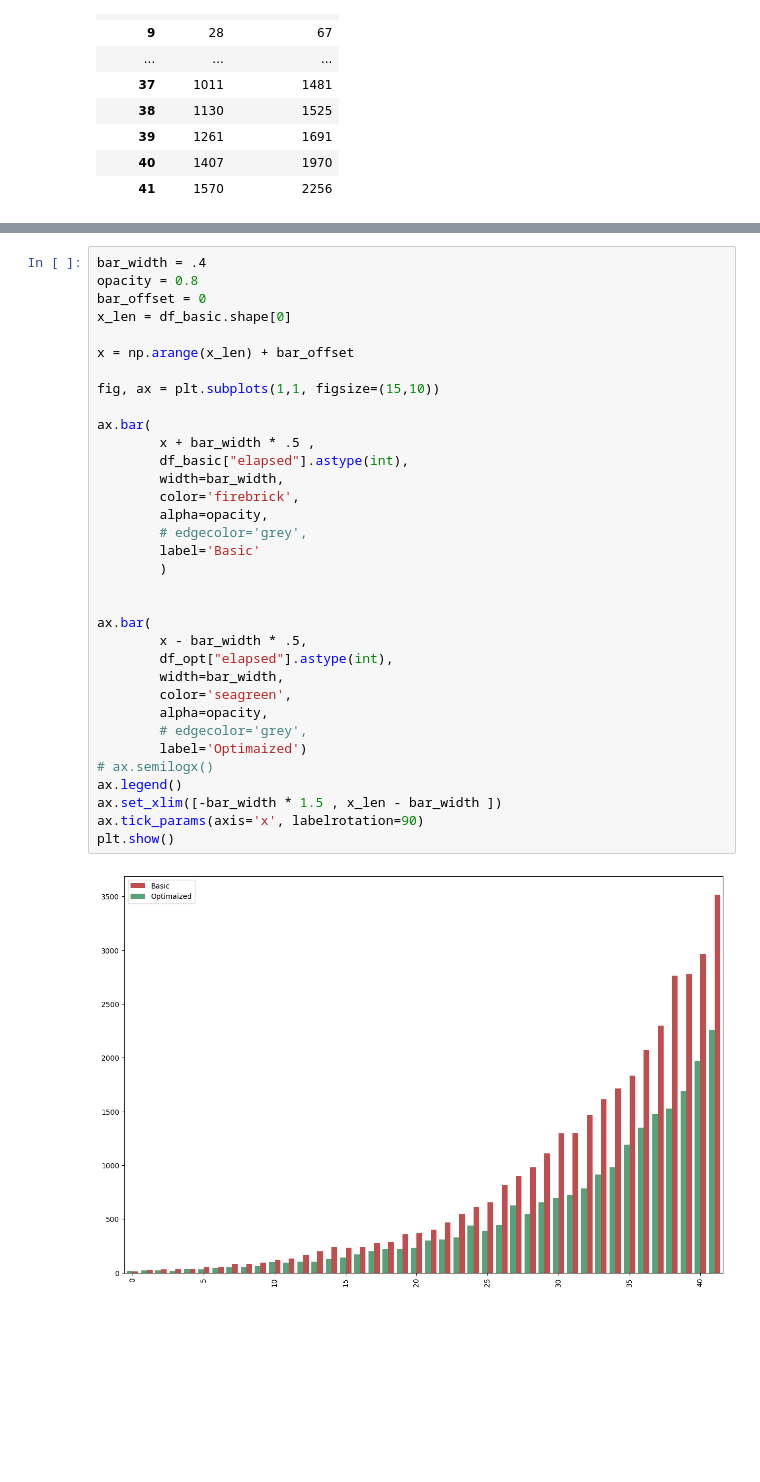
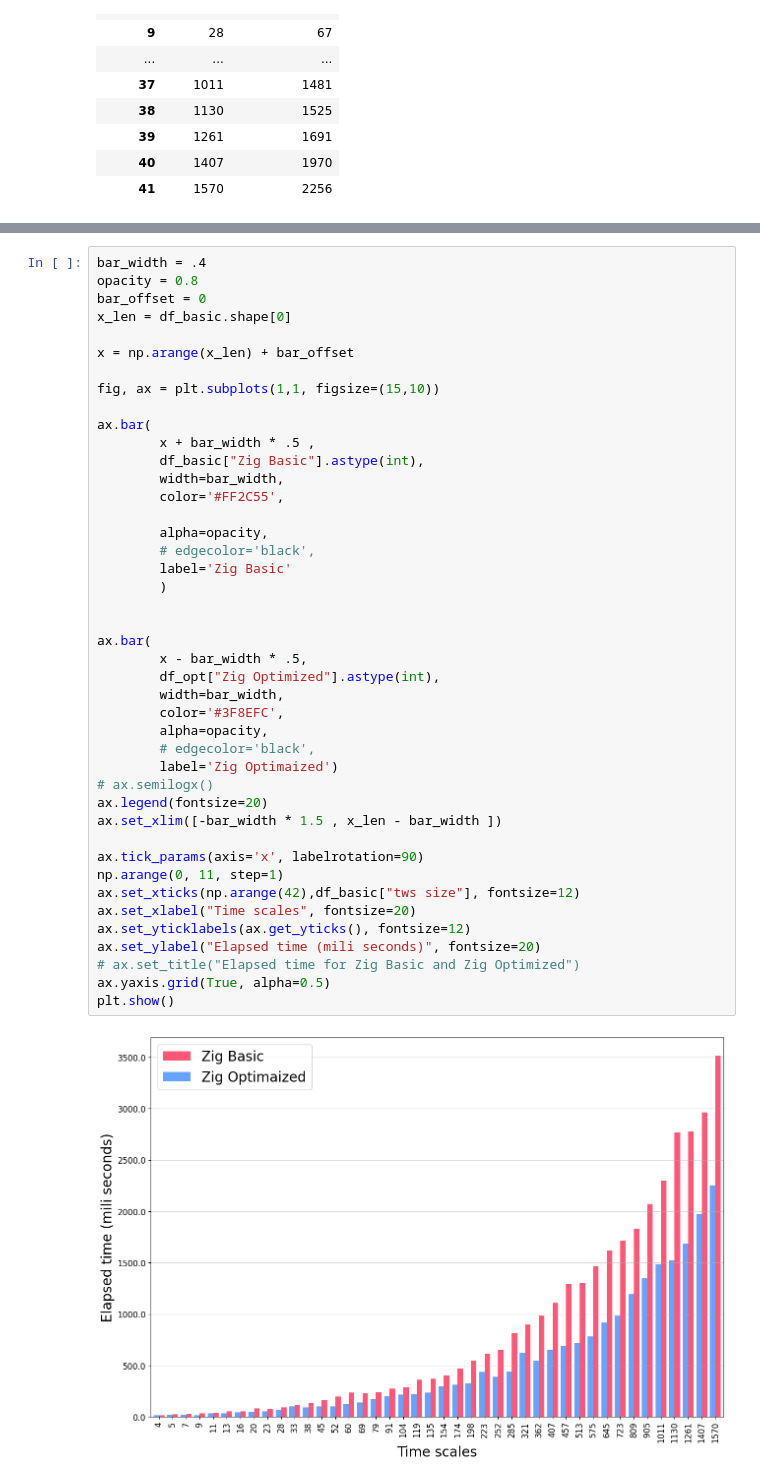
Before and after one commit to 255ribeiro/zebende, a Jupyter notebook: graphics.ipynb, the cells around one changed output, grey strips where cells are left out. Saved outputs shown, nothing was run; the diff lists cells and outputs as text; blank space fills up the shorter version.

```diff
--- a/graphics.ipynb
+++ b/graphics.ipynb
@@ -134,36 +79,45 @@ KeyError: 'elapsed'
 # %%
 bar_width = .4
 opacity = 0.8
 bar_offset = 0
 x_len = df_basic.shape[0]
 
 x = np.arange(x_len) + bar_offset
 
 fig, ax = plt.subplots(1,1, figsize=(15,10))
 
 ax.bar(
         x + bar_width * .5 ,
-        df_basic["elapsed"].astype(int),
+        df_basic["Zig Basic"].astype(int),
         width=bar_width,
-        color='firebrick',
+        color='#FF2C55',
+
         alpha=opacity,
-        # edgecolor='grey',
-        label='Basic'
+        # edgecolor='black',
+        label='Zig Basic'
         )
 
 
 ax.bar(
         x - bar_width * .5,
-        df_opt["elapsed"].astype(int),
+        df_opt["Zig Optimized"].astype(int),
         width=bar_width,
-        color='seagreen',
+        color='#3F8EFC',
         alpha=opacity,
-        # edgecolor='grey',
-        label='Optimaized')
+        # edgecolor='black',
+        label='Zig Optimaized')
 # ax.semilogx()
-ax.legend()
+ax.legend(fontsize=20)
 ax.set_xlim([-bar_width * 1.5 , x_len - bar_width ])
+
 ax.tick_params(axis='x', labelrotation=90)
+np.arange(0, 11, step=1)
+ax.set_xticks(np.arange(42),df_basic["tws size"], fontsize=12)
+ax.set_xlabel("Time scales", fontsize=20)
+ax.set_yticklabels(ax.get_yticks(), fontsize=12)
+ax.set_ylabel("Elapsed time (mili seconds)", fontsize=20)
+# ax.set_title("Elapsed time for Zig Basic and Zig Optimized")
+ax.yaxis.grid(True, alpha=0.5)
 plt.show()
 # %% [output]
-[figure, old version]
+[figure, new version]
```
Also changed, not shown: parts of 4 cells of this notebook, 35 other files.
